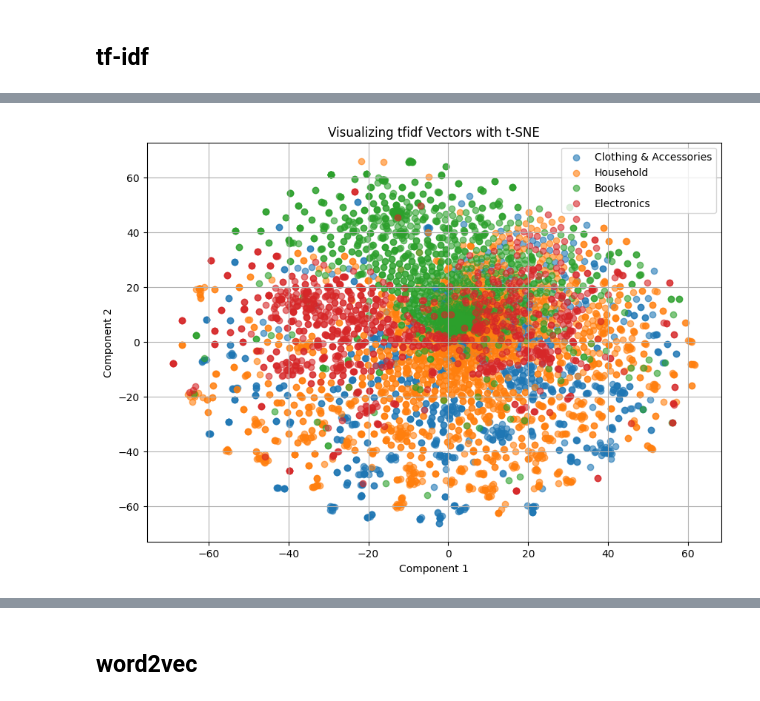
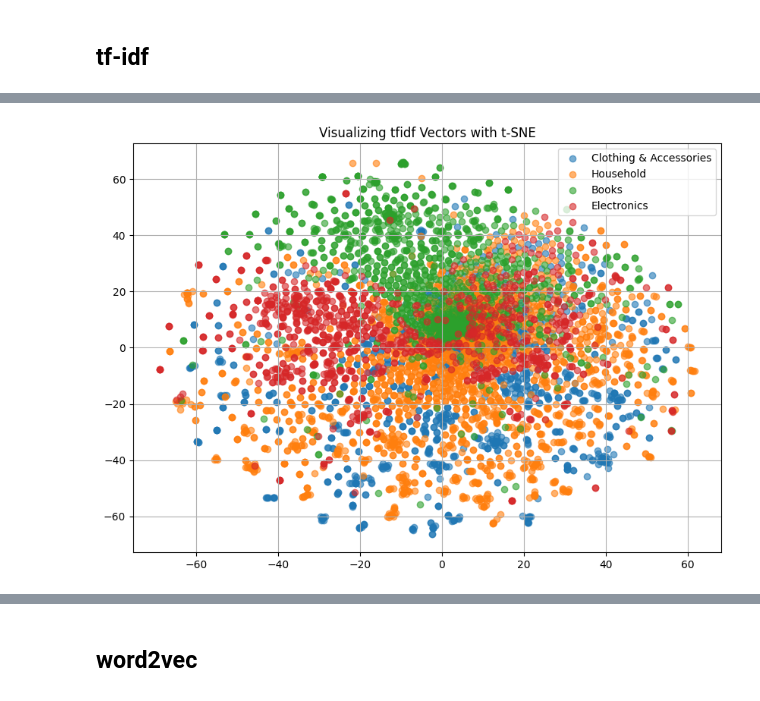
Before and after one commit to MinaJmsh/NLP, a Jupyter notebook: NLP.ipynb, the cells around one changed output, grey strips where cells are left out. Saved outputs shown, nothing was run; the diff lists cells and outputs as text; code cells hidden in the pictures.

```diff
--- a/NLP.ipynb
+++ b/NLP.ipynb
@@ -370,28 +378,26 @@ Clothing & Accessories       0.96      0.93      0.94       189
 # %%
 from sklearn.manifold import TSNE
 import matplotlib.pyplot as plt
 
 
 X_vis = tfidf_matrix
 
 # کاهش ابعاد با t-SNE
 tsne = TSNE(n_components=2, perplexity=30, random_state=42)
 X_2d = tsne.fit_transform(X_vis)
 
 # رسم
 plt.figure(figsize=(10, 7))
 for label in df["category"].unique():
     indices = df["category"] == label
     plt.scatter(X_2d[indices, 0], X_2d[indices, 1], label=label, alpha=0.6)
 
 plt.legend()
 plt.title("Visualizing tfidf Vectors with t-SNE")
-plt.xlabel("Component 1")
-plt.ylabel("Component 2")
 plt.grid(True)
 plt.show()
 # %% [output]
-[figure, old version]
+[figure, new version]
 # %%
 from sklearn.manifold import TSNE
 import matplotlib.pyplot as plt
```
Also changed, not shown: parts of 10 cells of this notebook.
